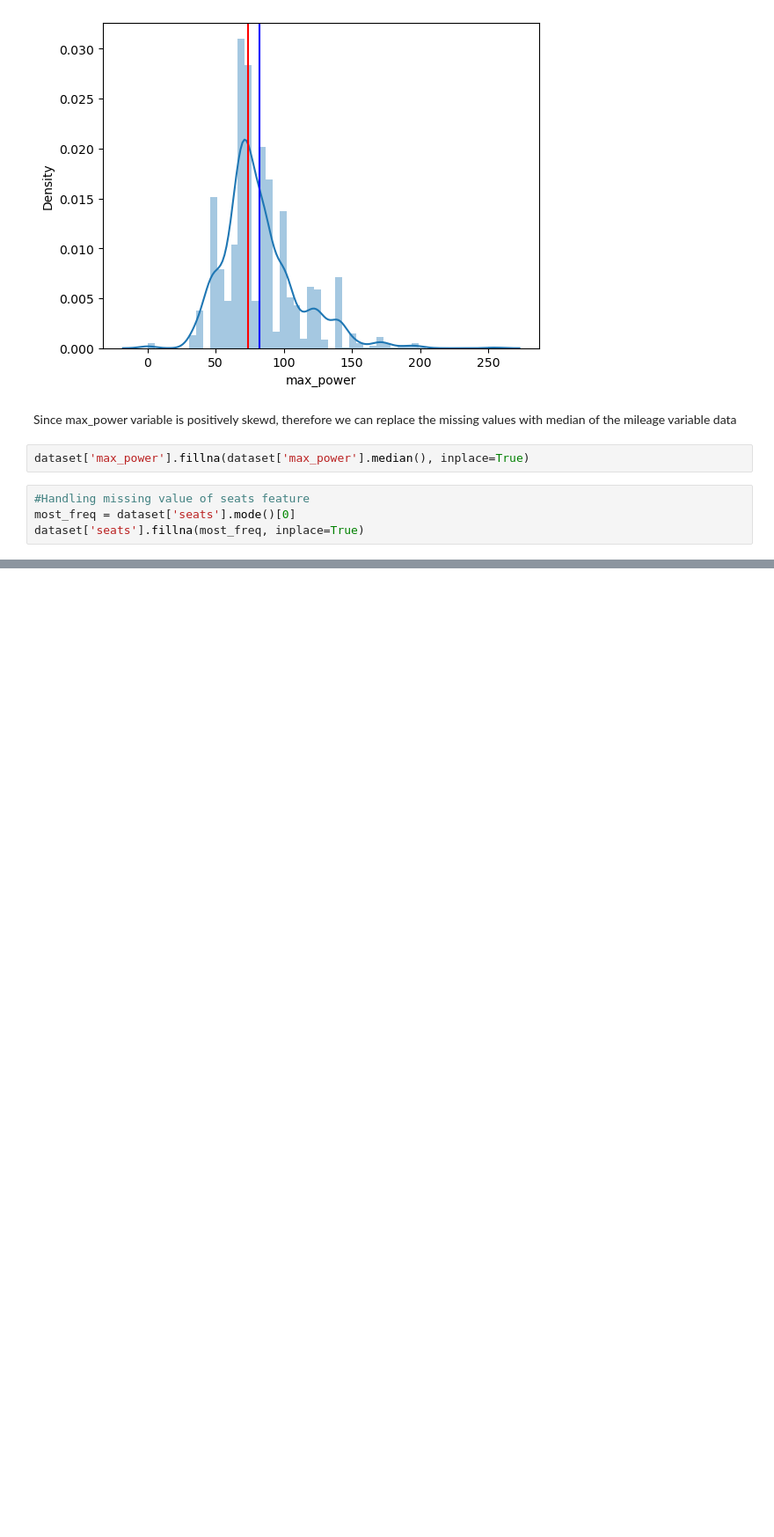
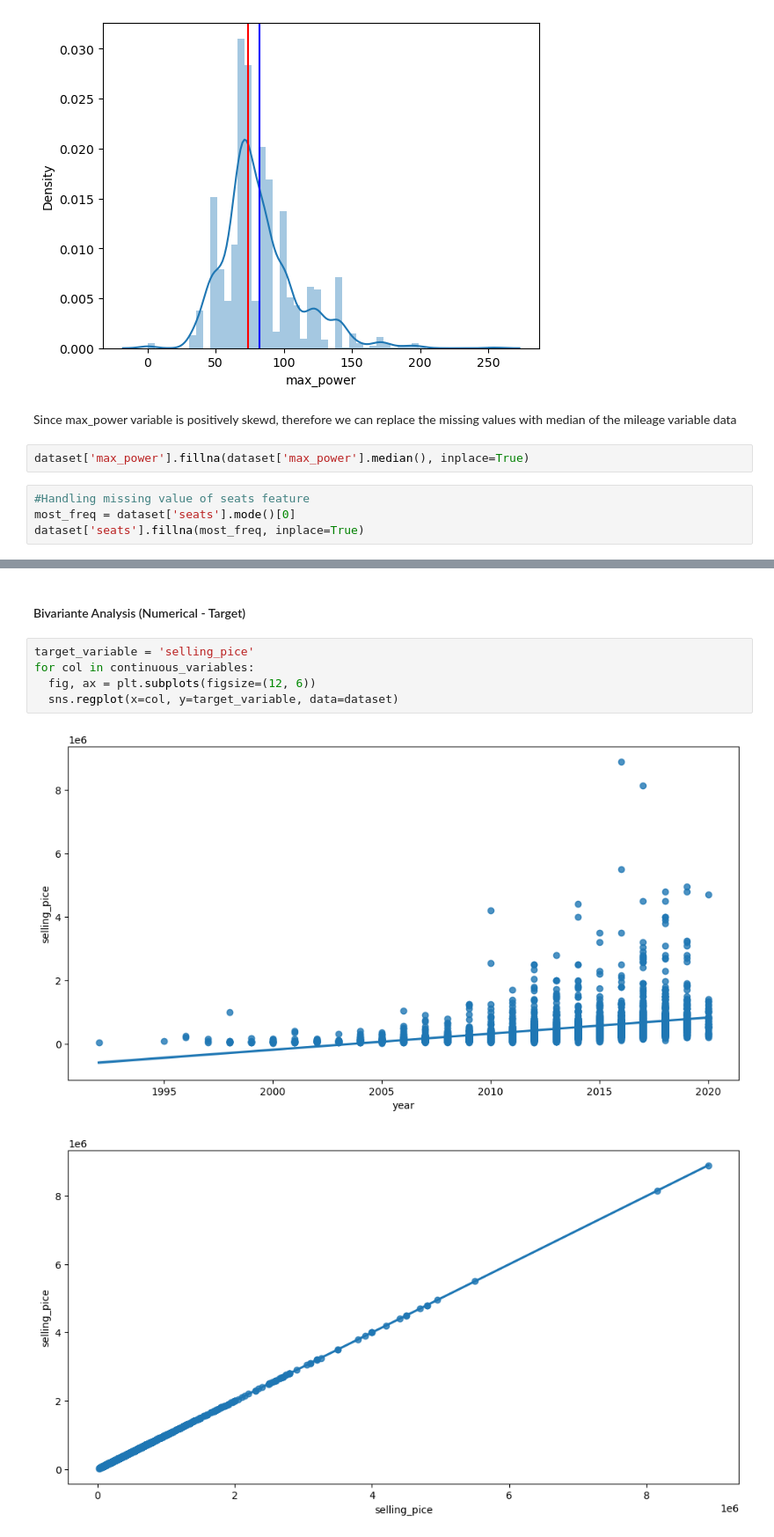
Before and after one commit to Varinder-KM/Car-Dekho_Car_selling_Price_prediction, a Jupyter notebook: Car Dekho (Car Selling Price Prediction).ipynb, the cells around one changed output, grey strips where cells are left out. Shown at 88% size. Drawn from its saved outputs; the diff is of its cells as text; blank space fills up the shorter version.

Commit message:
Bivariate analysis done

```diff
--- a/Car Dekho (Car Selling Price Prediction).ipynb
+++ b/Car Dekho (Car Selling Price Prediction).ipynb
@@ -350,0 +351,10 @@ for col in categorical_variables:
+# %% [markdown]
+#### Bivariante Analysis (Numerical - Target)
+# %%
+target_variable = 'selling_pice'
+for col in continuous_variables:
+  fig, ax = plt.subplots(figsize=(12, 6))
+  sns.regplot(x=col, y=target_variable, data=dataset)
+# %% [output]
+[figure, added]
+[figure, added]
```
Also changed, not shown: parts of 36 cells of this notebook.
